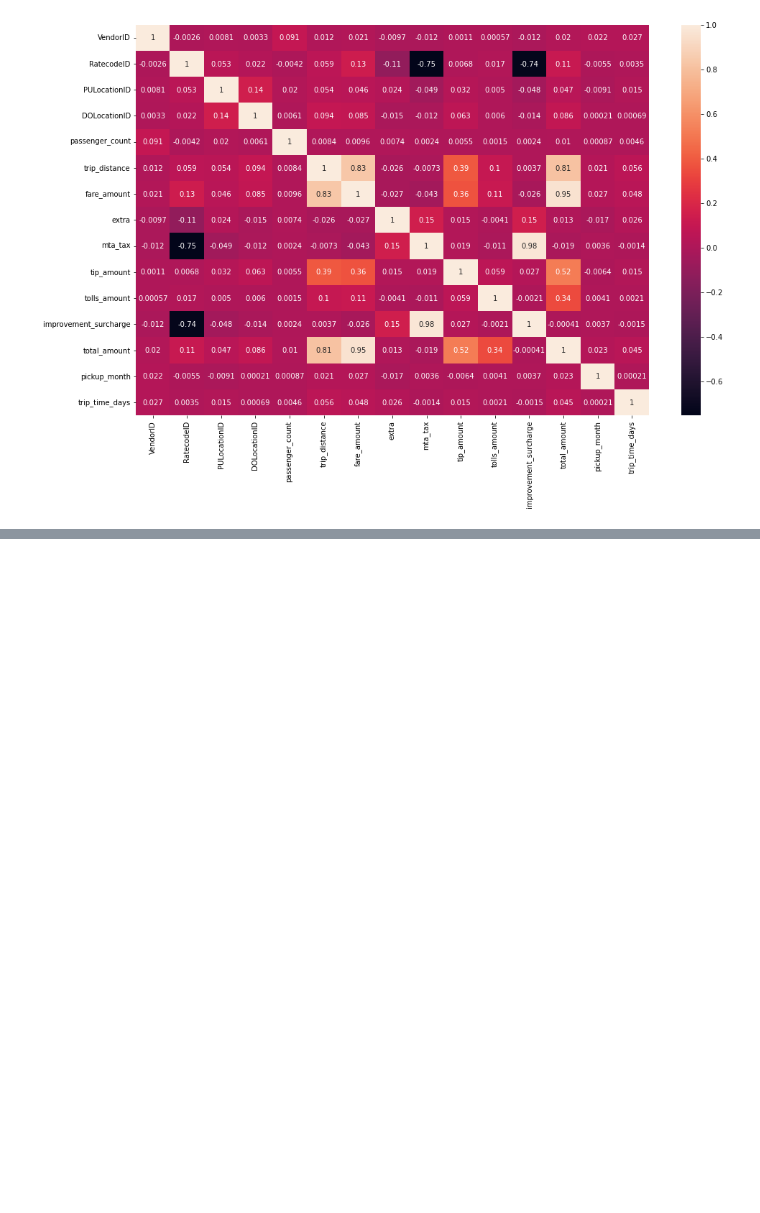
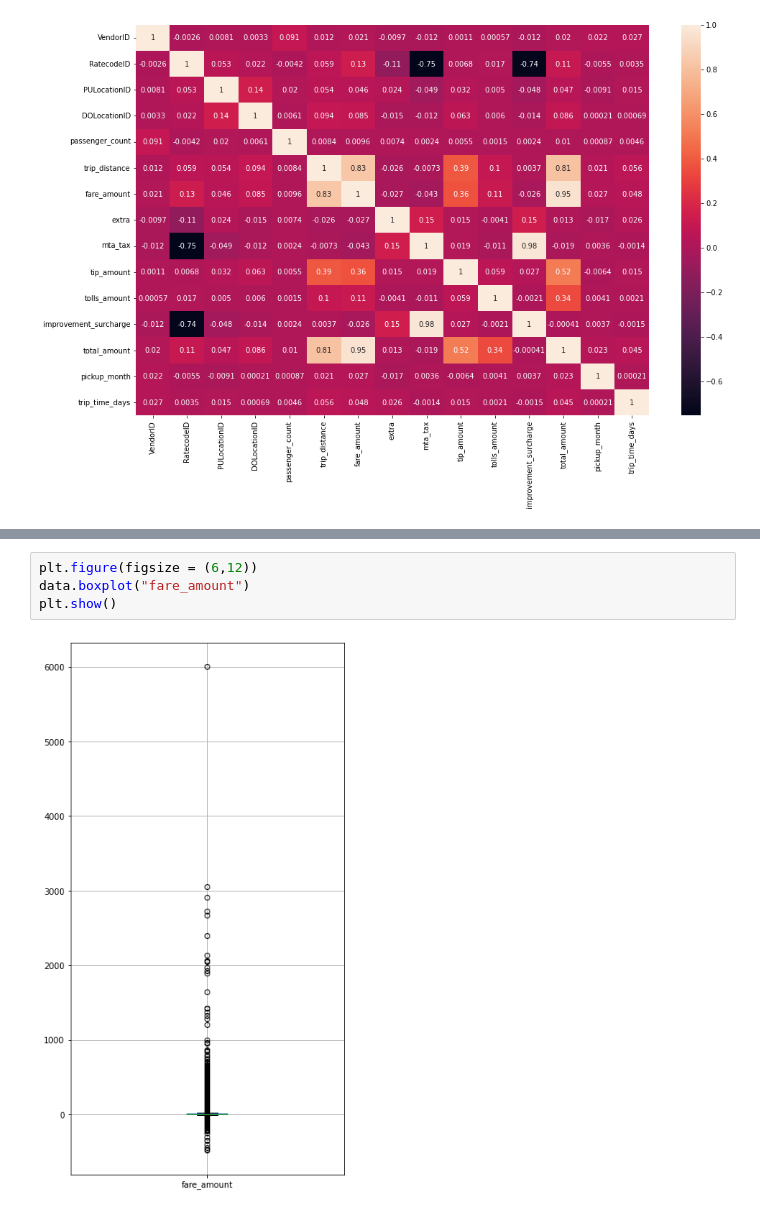
Before and after one commit to abdelrahmanbadoaayad/NYC_TAXI_ANALYSIS, a Jupyter notebook: NYC_taxi_2017.ipynb, the cells around one changed output, grey strips where cells are left out. Cells and saved outputs as stored; diff of their text form; blank space fills up the shorter version.

```diff
--- a/NYC_taxi_2017.ipynb
+++ b/NYC_taxi_2017.ipynb
@@ -470,0 +490,6 @@ data.describe()
+# %%
+plt.figure(figsize = (6,12))
+data.boxplot("fare_amount")
+plt.show()
+# %% [output]
+[figure, added]
```
Also changed, not shown: parts of 13 cells of this notebook.
